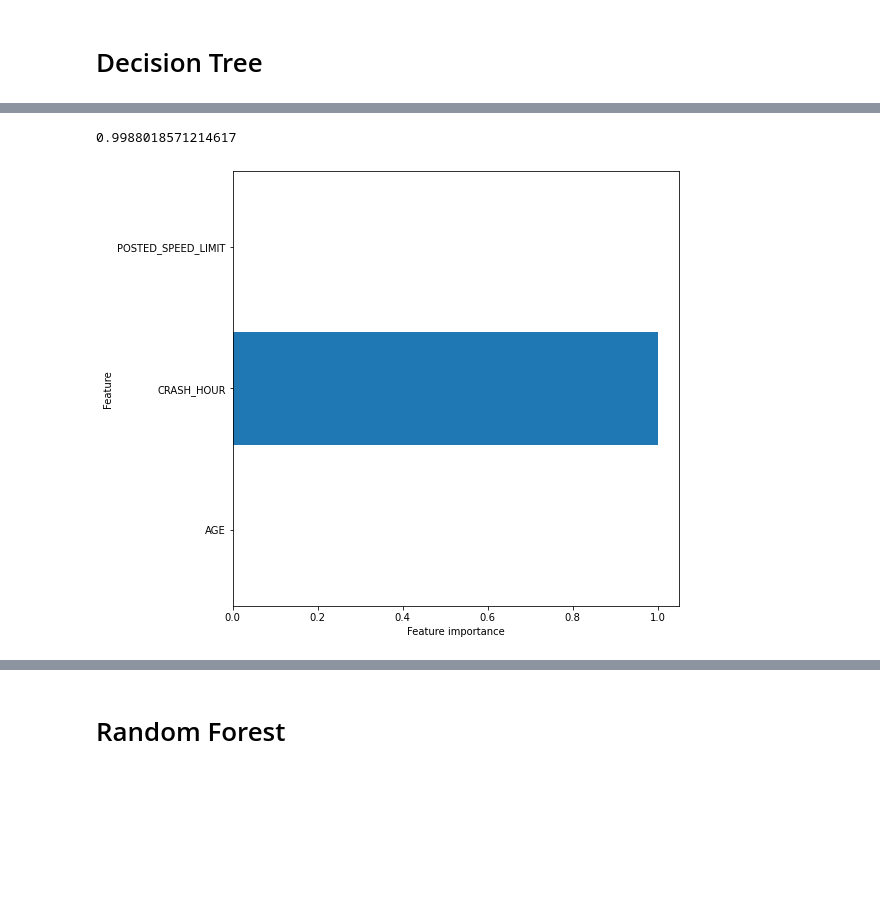
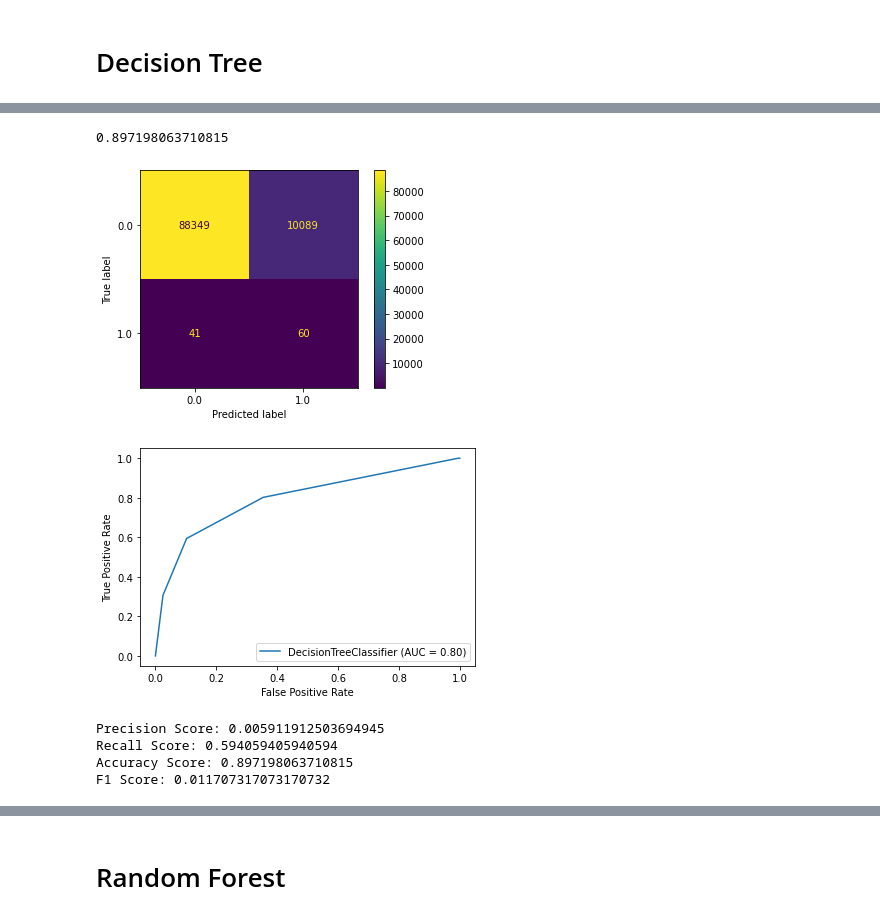
Before and after one commit to meowkaiser/Chicago_Car_Crashes_Project, a Jupyter notebook: zach_notebook.ipynb, the cells around one changed output, grey strips where cells are left out. Cells and saved outputs as stored; diff of their text form; code cells hidden in the pictures; blank space fills up the shorter version.

Commit message:
split project into cleaning and modeling notebooks

```diff
--- a/zach_notebook.ipynb
+++ b/zach_notebook.ipynb
@@ -115,0 +231,12 @@ data_train, data_test, target_train, target_test = train_test_split(data, target
+# %%
+#Ohe-ing Test set
+X_test_cat = X_test.select_dtypes('object')
+
+dums_test = ohe.transform(X_test_cat)
+dums_test_df = pd.DataFrame(dums_test,
+                       columns=ohe.get_feature_names(),
+                       index=X_test_cat.index)
+
+nums_test_df = X_test.select_dtypes(['int64','float64'])
+
+X_test_clean = pd.concat([nums_test_df, dums_test_df], axis=1)
@@ -145,6 +275,6 @@ tree_grid_search.best_score_
 # %%
-tree_grid_search.best_estimator_.score(data_test, target_test)
+tree_grid_search.best_estimator_.score(X_test_clean, y_test)
 # %% [output]
-0.9988018571214617
+0.897198063710815
 # %%
 best_tree = tree_grid_search.best_estimator_
@@ -159,4 +280,0 @@ def plot_feature_importances(model):
-# %%
-plot_feature_importances(best_tree)
-# %% [output]
-[figure, removed]
@@ -162,0 +283,8 @@ plot_feature_importances(best_tree)
+# %%
+plot_confusion_matrix(best_tree, X_test_clean, y_test, values_format = '');
+# %% [output]
+[figure, added]
+# %%
+plot_roc_curve(best_tree, X_test_clean, y_test);
+# %% [output]
+[figure, added]
@@ -162,0 +297,7 @@ plot_feature_importances(best_tree)
+# %%
+print_metrics(y_test, tree_test_preds)
+# %% [output]
+Precision Score: 0.005911912503694945
+Recall Score: 0.594059405940594
+Accuracy Score: 0.897198063710815
+F1 Score: 0.011707317073170732
```
Also changed, not shown: parts of 62 cells of this notebook, 5 other files.
